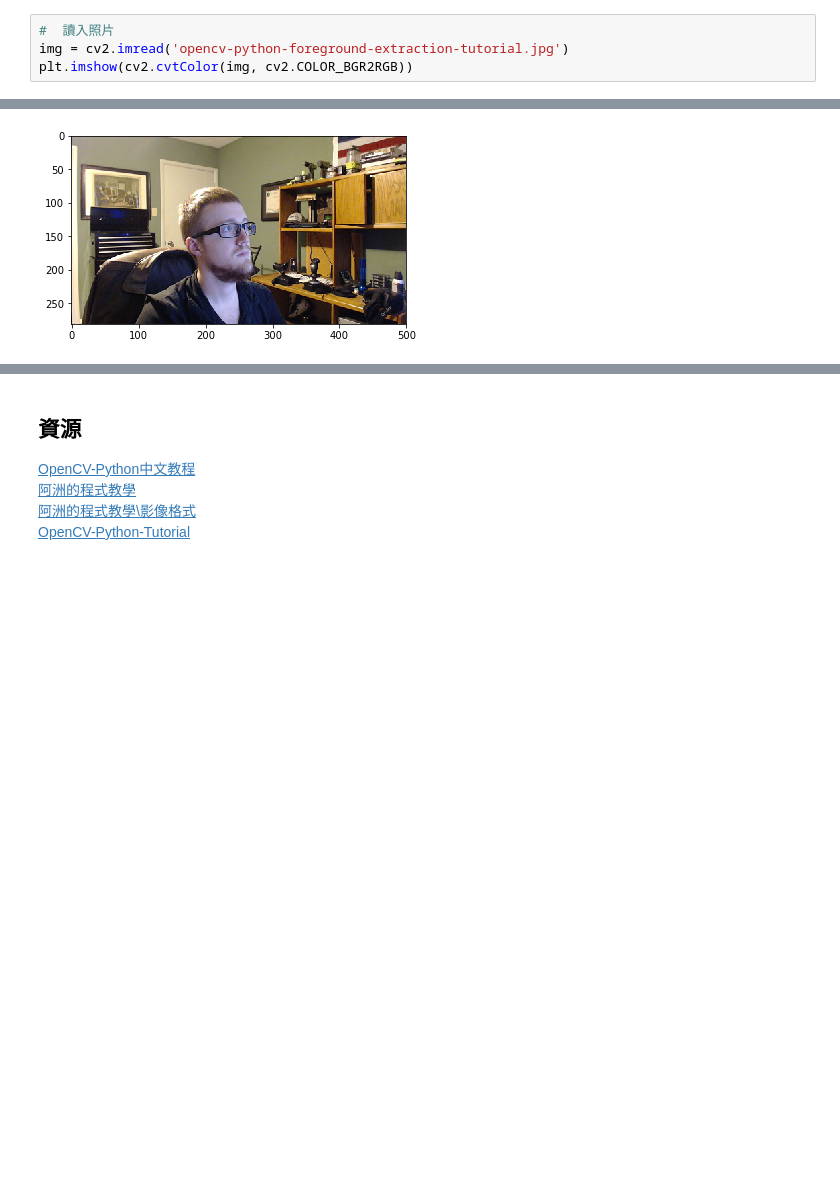
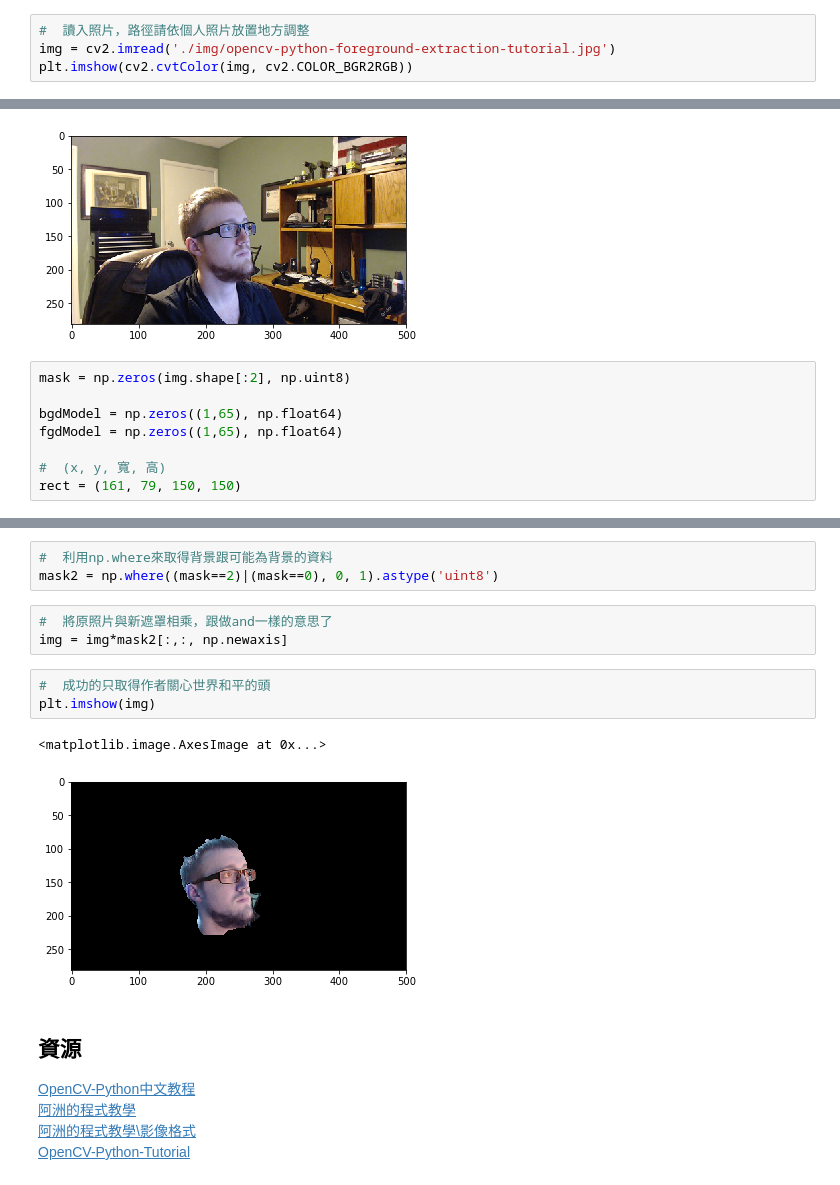
Before and after one commit to shaoeChen/opencv, a Jupyter notebook: Opencv_course.ipynb, the cells around one changed output, grey strips where cells are left out. Cells and saved outputs as stored; diff of their text form; blank space fills up the shorter version.

```diff
--- a/Opencv_course.ipynb
+++ b/Opencv_course.ipynb
@@ -857,8 +880,16 @@ https://pythonprogramming.net/grabcut-foreground-extraction-python-opencv-tutori
 範例中的照片來源皆取自pythonprogramming.net
 # %%
-#  讀入照片
-img = cv2.imread('opencv-python-foreground-extraction-tutorial.jpg')
+#  讀入照片，路徑請依個人照片放置地方調整
+img = cv2.imread('./img/opencv-python-foreground-extraction-tutorial.jpg')
 plt.imshow(cv2.cvtColor(img, cv2.COLOR_BGR2RGB))
 # %% [output]
 <matplotlib.image.AxesImage at 0x...>
 [figure]
+# %%
+mask = np.zeros(img.shape[:2], np.uint8)
+
+bgdModel = np.zeros((1,65), np.float64)
+fgdModel = np.zeros((1,65), np.float64)
+
+#  (x, y, 寬, 高)
+rect = (161, 79, 150, 150)
@@ -865,3 +918,15 @@ plt.imshow(cv2.cvtColor(img, cv2.COLOR_BGR2RGB))
+# %%
+#  利用np.where來取得背景跟可能為背景的資料
+mask2 = np.where((mask==2)|(mask==0), 0, 1).astype('uint8')
+# %%
+#  將原照片與新遮罩相乘，跟做and一樣的意思了
+img = img*mask2[:,:, np.newaxis]
+# %%
+#  成功的只取得作者關心世界和平的頭
+plt.imshow(img)
+# %% [output]
+<matplotlib.image.AxesImage at 0x...>
+[figure, added]
 # %% [markdown]
 ## 資源
 [OpenCV-Python中文教程](https://www.kancloud.cn/aollo/aolloopencv/269602)
```
Also changed, not shown: parts of 4 cells of this notebook, 2 other files.
